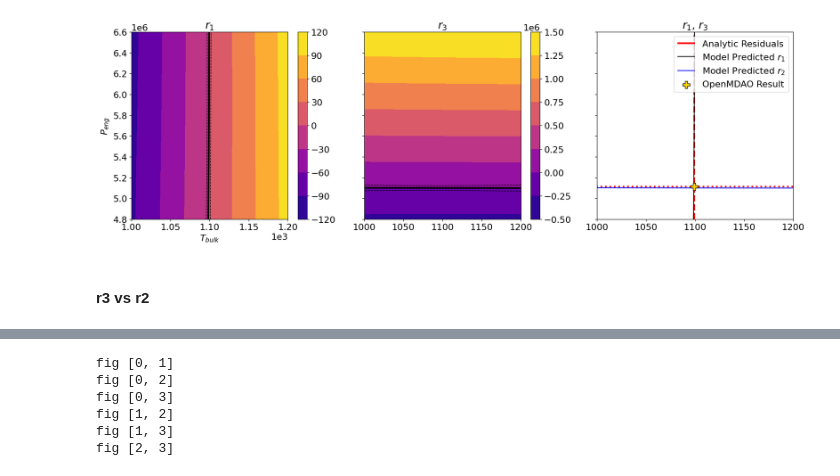
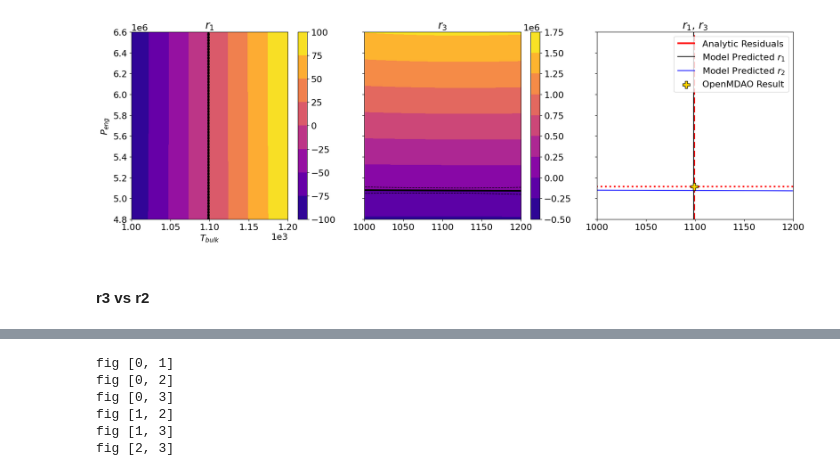
Before and after one commit to csdlpsu/remdo, a Jupyter notebook: active_learning_example.ipynb, the cells around one changed output, grey strips where cells are left out. Drawn from its saved outputs; the diff is of its cells as text; code cells hidden in the pictures.

```diff
--- a/active_learning_example.ipynb
+++ b/active_learning_example.ipynb
@@ -716,7 +2167,7 @@ tasks = [0,2]
 
 # Load model
 gpmodel = TrainedGP()
-gpmodel.load("turbine_gp_trained.pt")
+gpmodel.load("turbine_gp_trained_20.pt")
 
 # Unpack result
 problem = gpmodel.problem
@@ -749,8 +2202,8 @@ test_x1 = torch.column_stack([test_x, torch.ones(npts**2)*tasks[0]]) # task id1
 test_x2 = torch.column_stack([test_x, torch.ones(npts**2)*tasks[1]]) # task id2
 # test_x1.requires_grad = True
 
-prediction1 = unstandardize(mt_model.likelihood(mt_model(test_x1)), y[:,tasks[0]])
-prediction2 = unstandardize(mt_model.likelihood(mt_model(test_x2)), y[:,tasks[1]])
+prediction1 = unstandardize(mt_model.likelihood(mt_model(test_x1)), y[tasks[0]])
+prediction2 = unstandardize(mt_model.likelihood(mt_model(test_x2)), y[tasks[1]])
 
 fig = plt.figure(figsize=(18,6))
 
@@ -801,31 +2254,31 @@ ax3 = fig.add_subplot(133)
 s1 = ax3.contour(xvec,yvec,r1vec.reshape(npts,npts),
             levels=[0.],
             linestyles='--', linewidths=3, colors='r')
 s1_artist,_ = s1.legend_elements()
 ax3.contour(xvec,yvec,r2vec.reshape(npts,npts),
             levels=[0.],
             linestyles=':', linewidths=3, colors='r')
 
 s2 = ax3.contour(xvec,yvec,prediction1.mean.detach().numpy().reshape(npts,npts),
             levels=[0.],
             linestyles='-', linewidths=1.5, colors='k')
 s2_artist,_ = s2.legend_elements()
 s3 = ax3.contour(xvec,yvec,prediction2.mean.detach().numpy().reshape(npts,npts),
             levels=[0.],
             linestyles='-', linewidths=1.5, colors='blue')
 # s4 = ax3.scatter([1111.3],[10.128],marker='x',c='y',s=3000)
 s4 = ax3.scatter(truth[tasks[0]], truth[tasks[1]], marker='P',c='gold',s=150, edgecolor='k', zorder=2.5)
 s3_artist,_ = s3.legend_elements()
 ax3.set_title(r'$r_1$, $r_3$')
 # ax3.set_xlabel(r'$T_{bulk}$')
 # ax3.set_ylabel(r'$t_{fail}$')
 ax3.set_yticklabels([])
 
 ax3.legend([s1_artist[0], s2_artist[0], s3_artist[0], s4],['Analytic Residuals','Model Predicted $r_1$','Model Predicted $r_2$','OpenMDAO Result'])
 # ax3.legend([s2_artist[0], s3_artist[0], s4],['Model Predicted $r_1$','Model Predicted $r_2$','OpenMDAO Result'])
 
 plt.tight_layout()
 
 ax1.ticklabel_format(style='sci', scilimits=(-3,3))
 # %% [output]
-[figure, old version]
+[figure, new version]
@@ -843,5 +2285,5 @@ ax1.ticklabel_format(style='sci', scilimits=(-3,3))
-# %% [markdown]
-#### r3 vs r2
+# %% [markdown]
+#### r3 vs r2
 # %%
 import matplotlib.pyplot as plt
 import matplotlib.ticker as ticker
```
Also changed, not shown: parts of 97 cells of this notebook, 7 other files.
